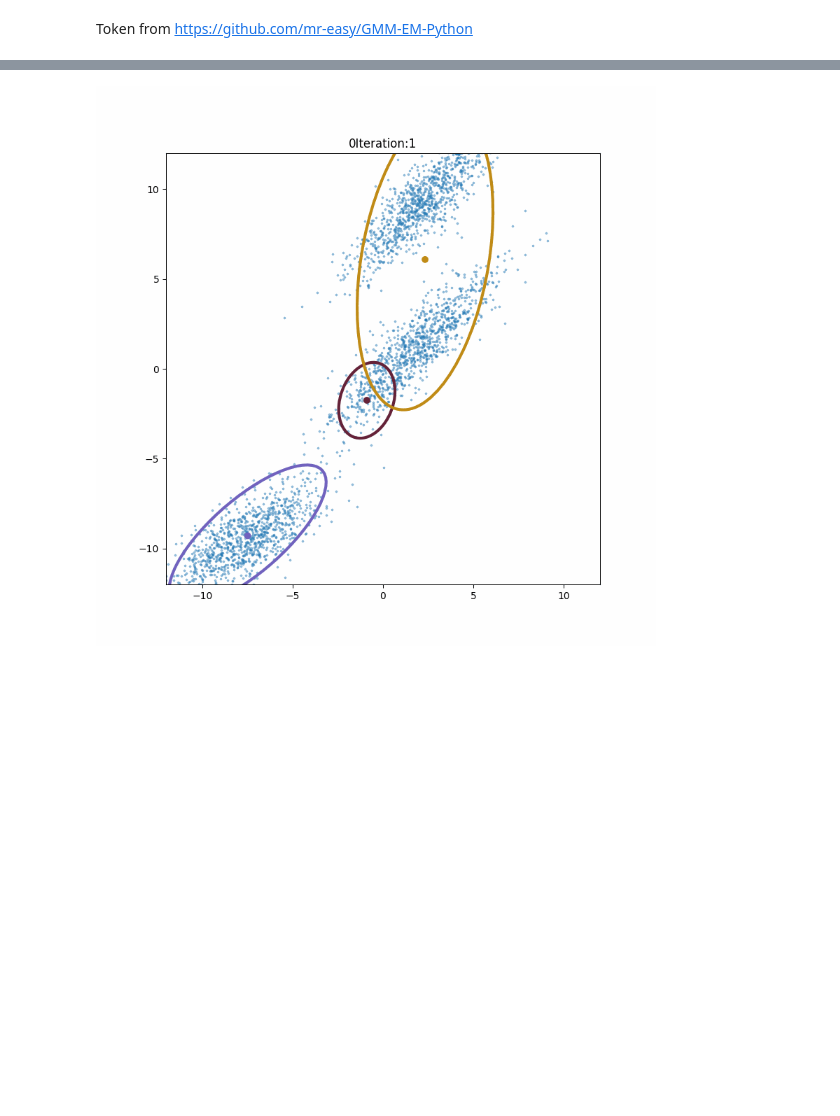
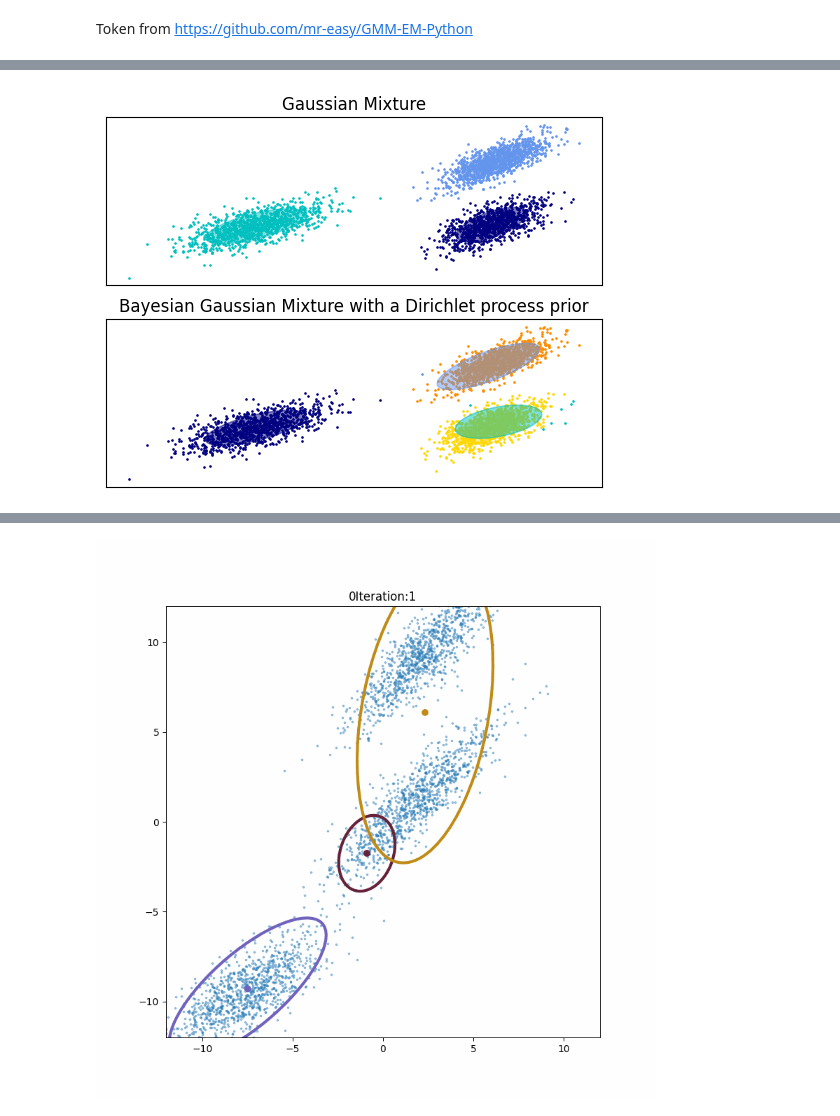
Before and after one commit to Naviden/Generative_AI_Course, a Jupyter notebook: Traditional Generative Models/GMM/GMM_gif/GMM_2.ipynb, the cells around one changed output, grey strips where cells are left out. Cells and saved outputs as stored; diff of their text form; code cells hidden in the pictures; blank space fills up the shorter version.

```diff
--- a/Traditional Generative Models/GMM/GMM_gif/GMM_2.ipynb
+++ b/Traditional Generative Models/GMM/GMM_gif/GMM_2.ipynb
@@ -64,3 +95,25 @@ X = gen_data(k=3, dim=2, points_per_cluster=1000)
+# %%
+color_iter = itertools.cycle(["navy", "c", "cornflowerblue", "gold", "darkorange"])
+
+
+# Fit a Gaussian mixture with EM using five components
+gmm = mixture.GaussianMixture(n_components=3, covariance_type="full").fit(X)
+plot_results(X, gmm.predict(X), gmm.means_, gmm.covariances_, 0, "Gaussian Mixture")
+
+# Fit a Dirichlet process Gaussian mixture using five components
+dpgmm = mixture.BayesianGaussianMixture(n_components=5, covariance_type="full").fit(X)
+plot_results(
+    X,
+    dpgmm.predict(X),
+    dpgmm.means_,
+    dpgmm.covariances_,
+    1,
+    "Bayesian Gaussian Mixture with a Dirichlet process prior",
+)
+
+plt.show()
+# %% [output]
+[figure, added]
 # %%
 # Create a Gaussian Mixture Model
 gmm = GMM(3, 2)
```
Also changed, not shown: parts of 7 cells of this notebook, 24 other files.
